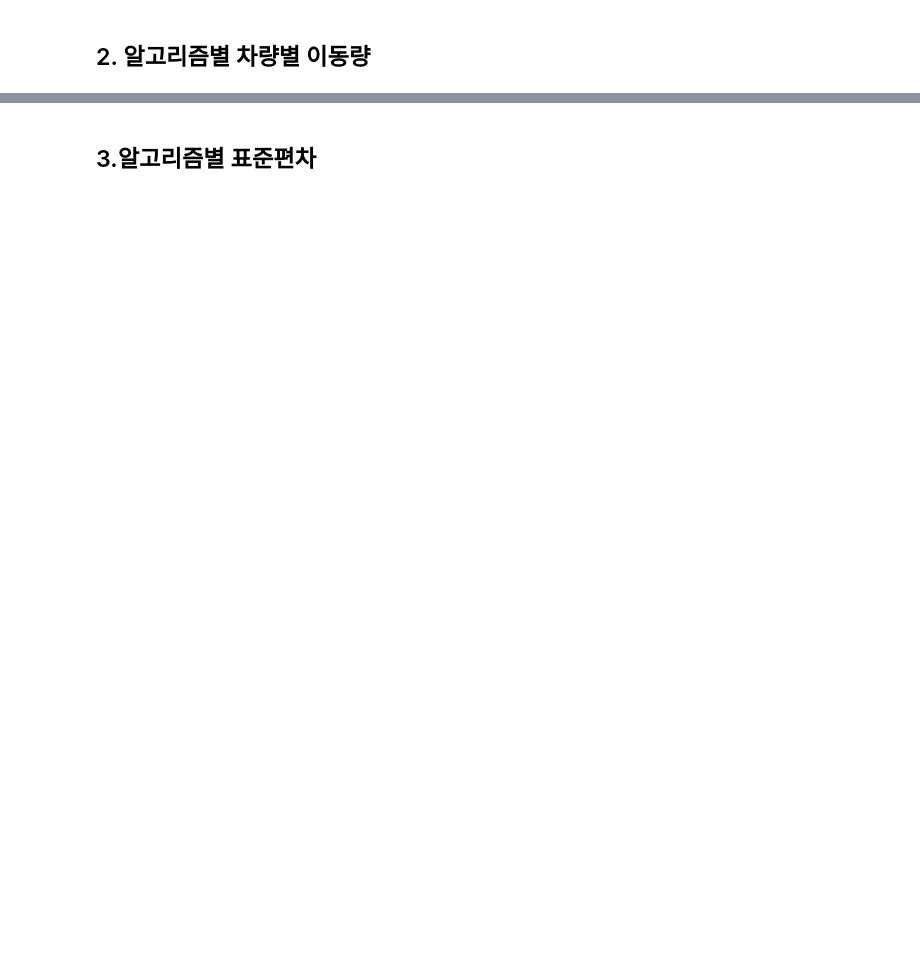
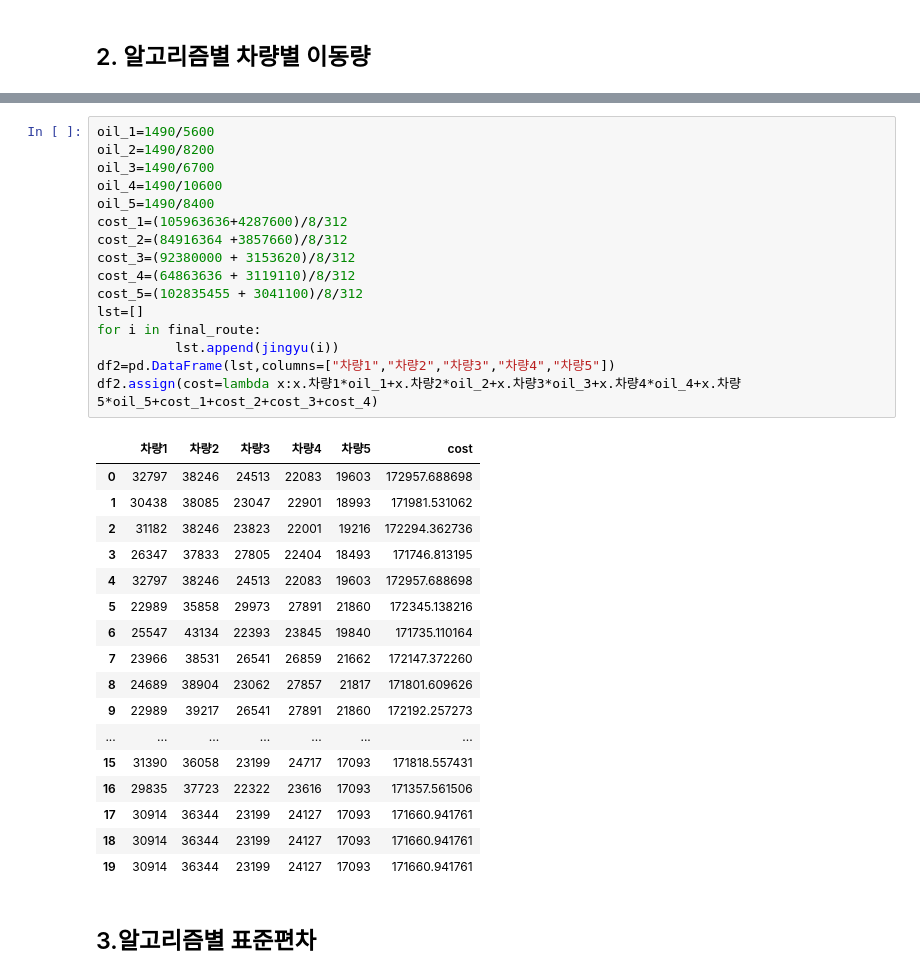
Before and after one commit to kkkaa1/ISE, a Jupyter notebook: algorithm/ortools.ipynb, the cells around one changed output, grey strips where cells are left out. Drawn from its saved outputs; the diff is of its cells as text; blank space fills up the shorter version.

```diff
--- a/algorithm/ortools.ipynb
+++ b/algorithm/ortools.ipynb
@@ -290,3 +322,37 @@ pd.DataFrame(lst,columns=["차량1","차량2","차량3","차량4","차량5"])
+# %%
+oil_1=1490/5600
+oil_2=1490/8200
+oil_3=1490/6700
+oil_4=1490/10600
+oil_5=1490/8400
+cost_1=(105963636+4287600)/8/312
+cost_2=(84916364 +3857660)/8/312
+cost_3=(92380000 + 3153620)/8/312
+cost_4=(64863636 + 3119110)/8/312
+cost_5=(102835455 + 3041100)/8/312
+lst=[]
+for i in final_route:
+          lst.append(jingyu(i))
+df2=pd.DataFrame(lst,columns=["차량1","차량2","차량3","차량4","차량5"])
+df2.assign(cost=lambda x:x.차량1*oil_1+x.차량2*oil_2+x.차량3*oil_3+x.차량4*oil_4+x.차량5*oil_5+cost_1+cost_2+cost_3+cost_4)
+# %% [output]
+|  | 차량1 | 차량2 | 차량3 | 차량4 | 차량5 | cost |
+| 0 | 32797 | 38246 | 24513 | 22083 | 19603 | 172957.688698 |
+| 1 | 30438 | 38085 | 23047 | 22901 | 18993 | 171981.531062 |
+| 2 | 31182 | 38246 | 23823 | 22001 | 19216 | 172294.362736 |
+| 3 | 26347 | 37833 | 27805 | 22404 | 18493 | 171746.813195 |
+| 4 | 32797 | 38246 | 24513 | 22083 | 19603 | 172957.688698 |
+| 5 | 22989 | 35858 | 29973 | 27891 | 21860 | 172345.138216 |
+| 6 | 25547 | 43134 | 22393 | 23845 | 19840 | 171735.110164 |
+| 7 | 23966 | 38531 | 26541 | 26859 | 21662 | 172147.372260 |
+| 8 | 24689 | 38904 | 23062 | 27857 | 21817 | 171801.609626 |
+| 9 | 22989 | 39217 | 26541 | 27891 | 21860 | 172192.257273 |
+| ... | ... | ... | ... | ... | ... | ... |
+| 15 | 31390 | 36058 | 23199 | 24717 | 17093 | 171818.557431 |
+| 16 | 29835 | 37723 | 22322 | 23616 | 17093 | 171357.561506 |
+| 17 | 30914 | 36344 | 23199 | 24127 | 17093 | 171660.941761 |
+| 18 | 30914 | 36344 | 23199 | 24127 | 17093 | 171660.941761 |
+| 19 | 30914 | 36344 | 23199 | 24127 | 17093 | 171660.941761 |
 # %% [markdown]
 ## 3.알고리즘별 표준편차
 # %%
```
Also changed, not shown: parts of 10 cells of this notebook.
